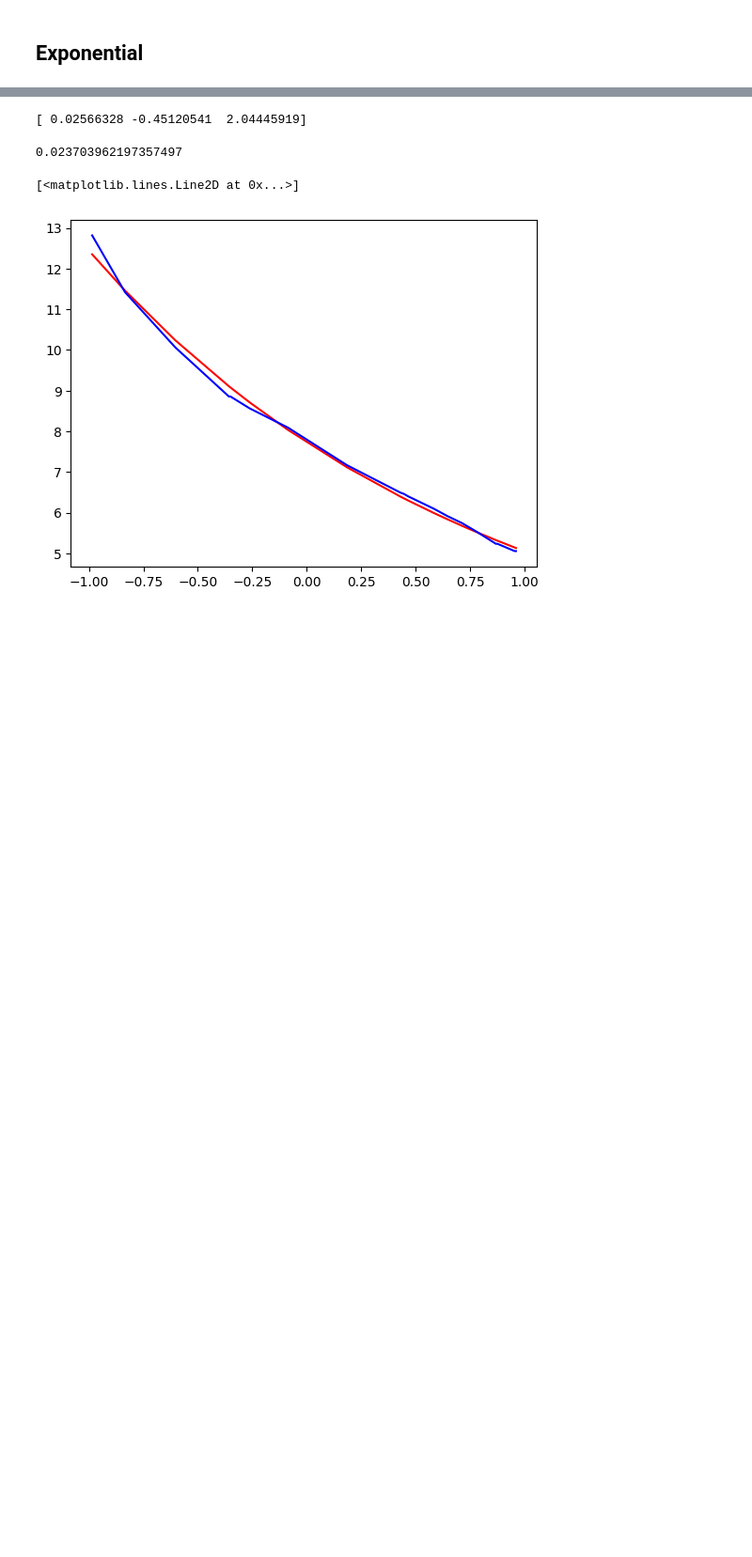
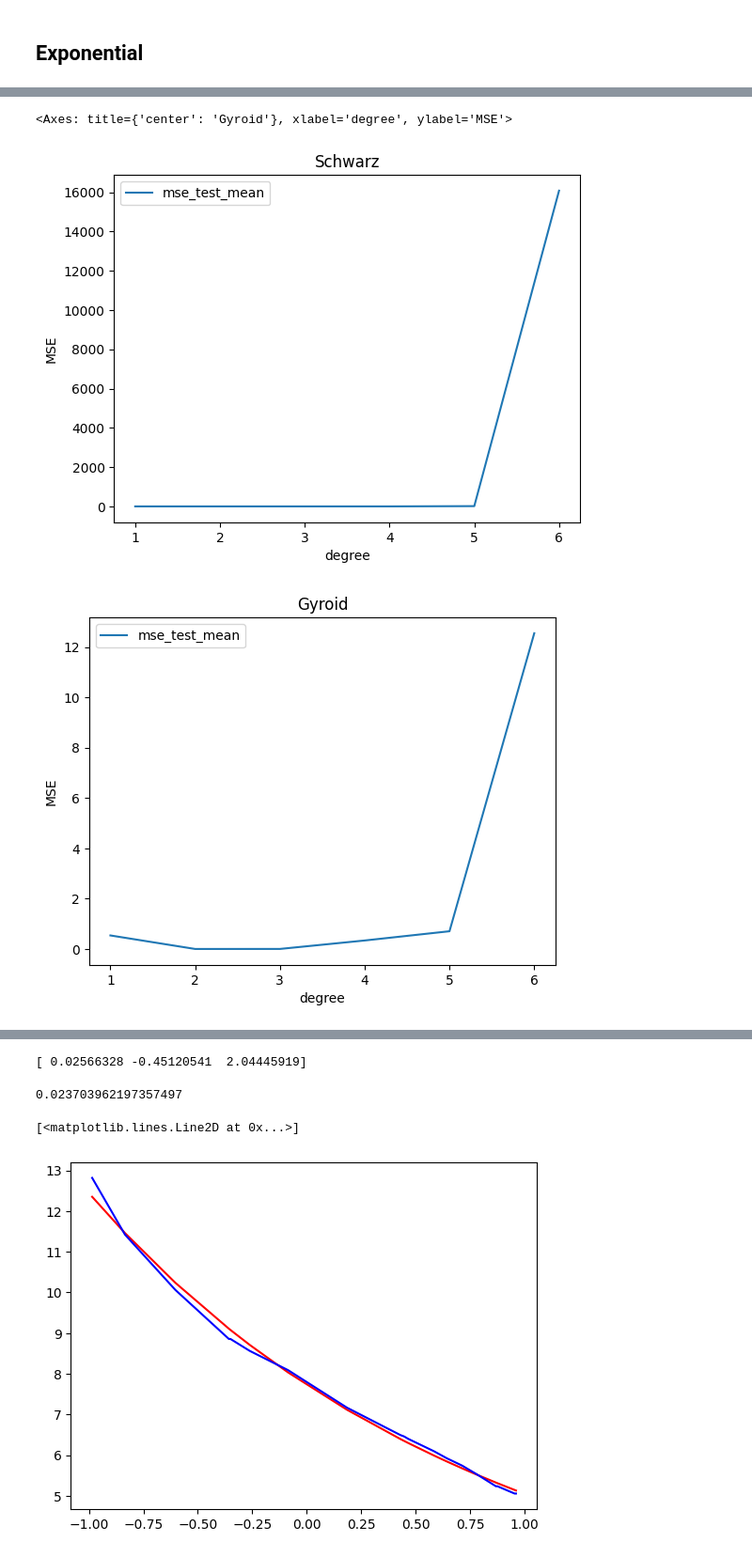
Before and after one commit to Snopoff/Persistent-Homology-of-Triple-Periodic-Minimal-Surfaces, a Jupyter notebook: model.ipynb, the cells around one changed output, grey strips where cells are left out. Shown at 94% size. Drawn from its saved outputs; the diff is of its cells as text; code cells hidden in the pictures; blank space fills up the shorter version.

```diff
--- a/model.ipynb
+++ b/model.ipynb
@@ -275,7 +244,0 @@ plt.plot(x, y_range, c="magenta")
-# %%
-y_gyroid = entropy_df['Gyroid'].values
-
-linear = LinearRegression()
-linear.fit(x_poly, y_gyroid)
-y_pred = linear.predict(x_poly)
-mse(y_gyroid, y_pred)
@@ -295,18 +256,22 @@ plt.plot(x, y_gyroid, c='blue')
 ## Exponential
 # %%
 class ExponentialModel(PolynomialModel):
-    def __init__(self, data, *args, **kwargs):
-        super().__init__(data, *args, **kwargs)
+    def __init__(self, *args, **kwargs):
+        super().__init__(*args, **kwargs)
 
-    def fit(self):
-        X_train, X_test, y_train, y_test = train_test_split(self.X,
-                                                            self.y, test_size=self.test_size,
-                                                            random_state=self.random_state)
+    def fit_eval(self, X_train, y_train, X_test=None, y_test=None):
+        if X_test is None or y_test is None:
+            X_test = X_train
+            y_test = y_train
+
         self.model.fit(X_train, np.log(y_train))
         y_pred = np.exp(self.model.predict(X_test))
         y_hat = np.exp(self.model.predict(X_train))
-        return {"r2_test": r2_score(y_test, y_pred), "r2_train": r2_score(y_train, y_hat),
-                "mse_test": mean_squared_error(y_test, y_pred), "mse_train": mean_squared_error(y_train, y_hat)}
+
+        return {"r2_test": r2_score(y_test, y_pred),
+                "r2_train": r2_score(y_train, y_hat),
+                "mse_test": mean_squared_error(y_test, y_pred),
+                "mse_train": mean_squared_error(y_train, y_hat)}
 
 
     def return_formula(self):
@@ -315,4 +280,17 @@ class ExponentialModel(PolynomialModel):
         coeffs_str = list(map(lambda x: str(round(x,2)), coeffs))
         polynomial = " + ".join([coef + var for coef, var in
                                  zip(coeffs_str, variables) if np.abs(float(coef)) > self.round_for_poly])
-        return f"{self.model['linear'].intercept_:.2f} * " + f"exp({polynomial})"
+        return f"{np.exp(self.model['linear'].intercept_):.2f} * " + f"exp({polynomial})"
+# %%
+MAX_DEG_EXPONENTIAL = 7
+
+schwarz_exponential_experiments = Experiments(ExponentialModel, data_schwarz)
+schwarz_exponential_metrics = schwarz_exponential_experiments.run_experiments(degrees=range(1,MAX_DEG_EXPONENTIAL))
+print(schwarz_exponential_metrics)
+schwarz_exponential_experiments.results_df.plot("degree", "mse_test_mean", ylabel='MSE', title="Schwarz")
+
+gyroid_exponential_experiments = Experiments(ExponentialModel, data_gyroid)
+gyroid_exponential_metrics = gyroid_exponential_experiments.run_experiments(degrees=range(1,MAX_DEG_EXPONENTIAL))
+print(gyroid_exponential_metrics)
+gyroid_exponential_experiments.results_df.plot("degree", "mse_test_mean", ylabel='MSE', title="Gyroid")
+# %% [output]
@@ -318,0 +314,3 @@ class ExponentialModel(PolynomialModel):
+<Axes: title={'center': 'Gyroid'}, xlabel='degree', ylabel='MSE'>
+[figure, added]
+[figure, added]
```
Also changed, not shown: parts of 23 cells of this notebook.
